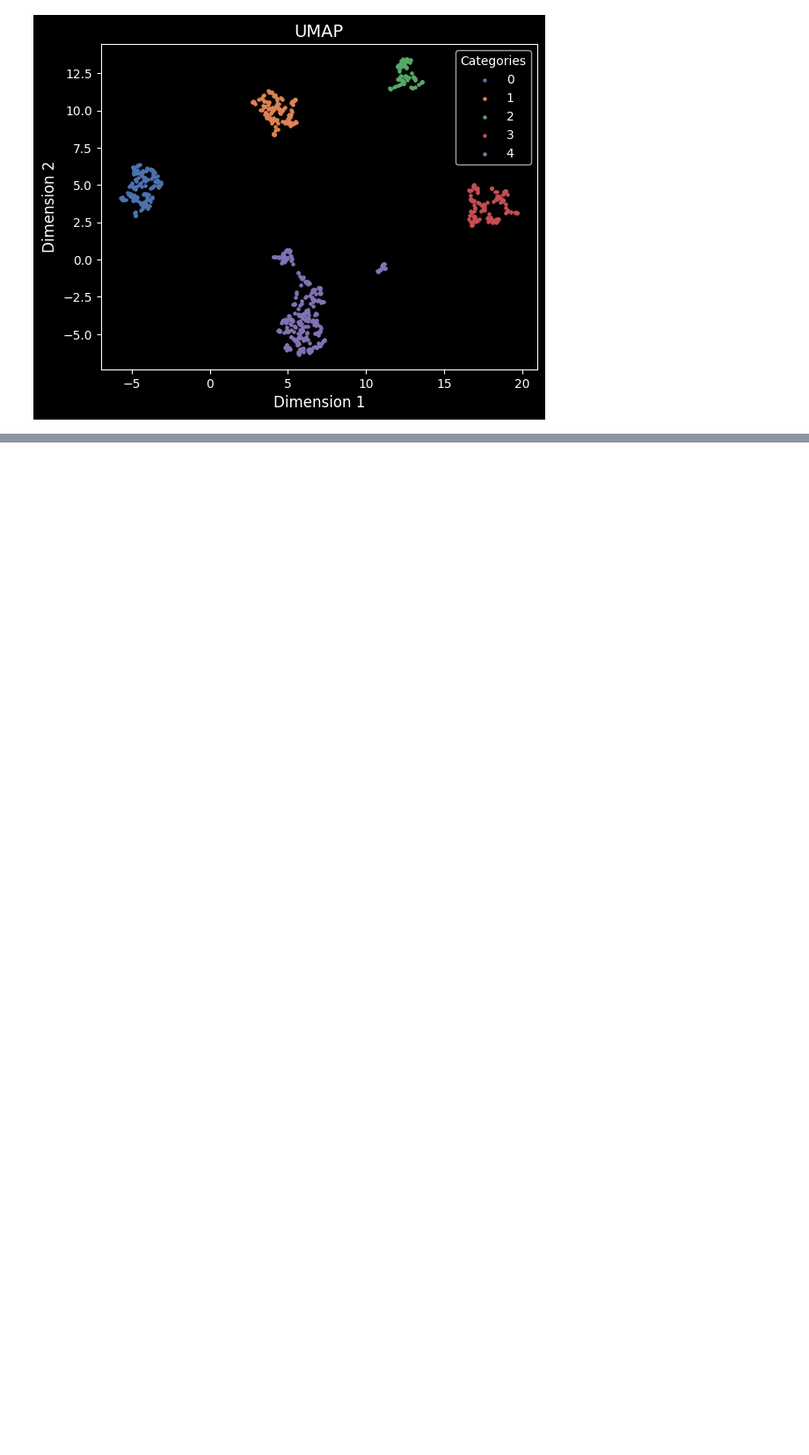
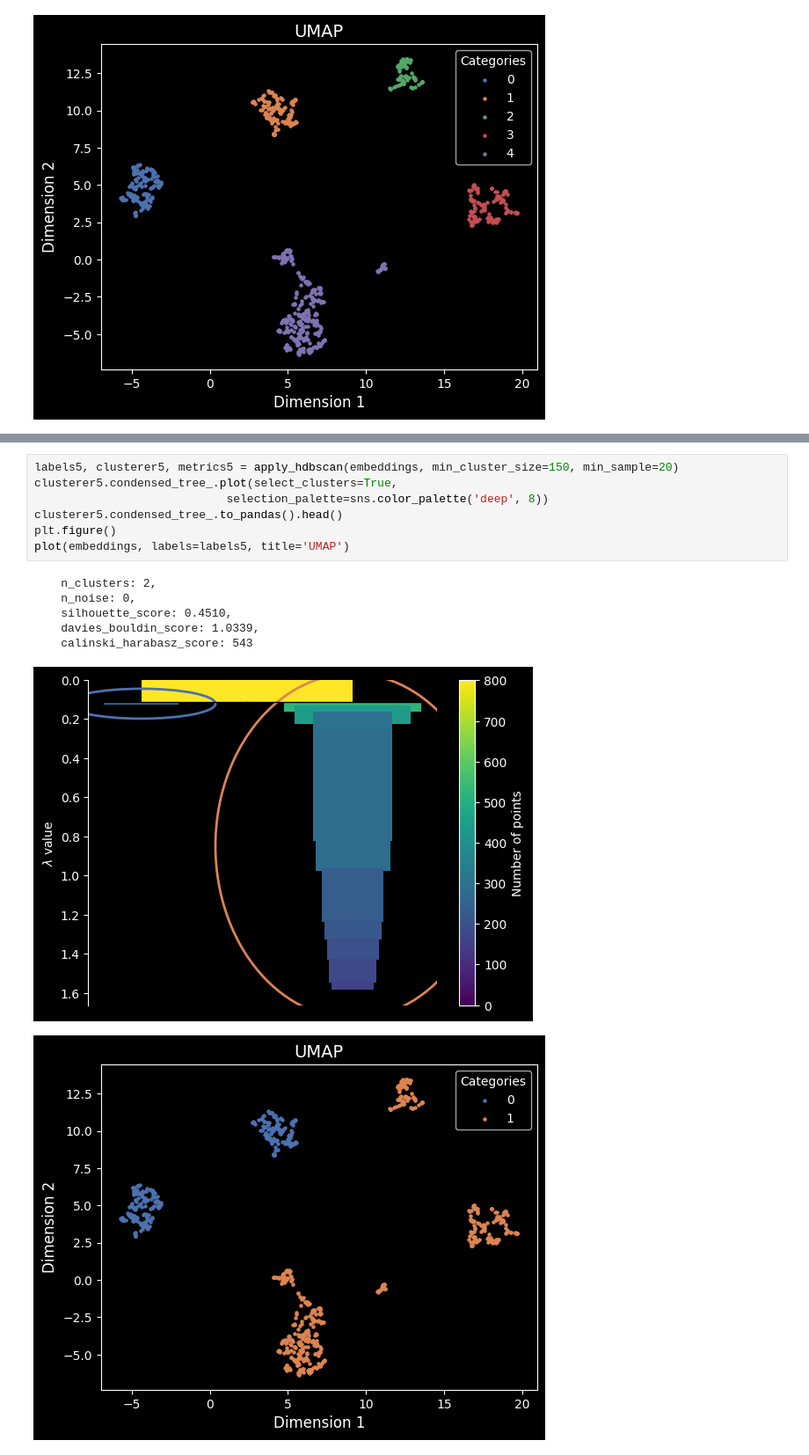
Before and after one commit to NicolasArVa/gene_expression_and_cancer, a Jupyter notebook: notebooks/gene_expression_hdbscan.ipynb, the cells around one changed output, grey strips where cells are left out. Shown: that part at 88% size. Saved outputs shown, nothing was run; the diff lists cells and outputs as text; blank space fills up the shorter version.

```diff
--- a/notebooks/gene_expression_hdbscan.ipynb
+++ b/notebooks/gene_expression_hdbscan.ipynb
@@ -120,0 +136,15 @@ plot(embeddings, labels=labels3, title='UMAP')
+# %%
+labels5, clusterer5, metrics5 = apply_hdbscan(embeddings, min_cluster_size=150, min_sample=20)
+clusterer5.condensed_tree_.plot(select_clusters=True,
+                            selection_palette=sns.color_palette('deep', 8))
+clusterer5.condensed_tree_.to_pandas().head()
+plt.figure()
+plot(embeddings, labels=labels5, title='UMAP')
+# %% [output]
+    n_clusters: 2,
+    n_noise: 0,
+    silhouette_score: 0.4510,
+    davies_bouldin_score: 1.0339,
+    calinski_harabasz_score: 543
+[figure, added]
+[figure, added]
```
Also changed, not shown: parts of 1 cell of this notebook.
